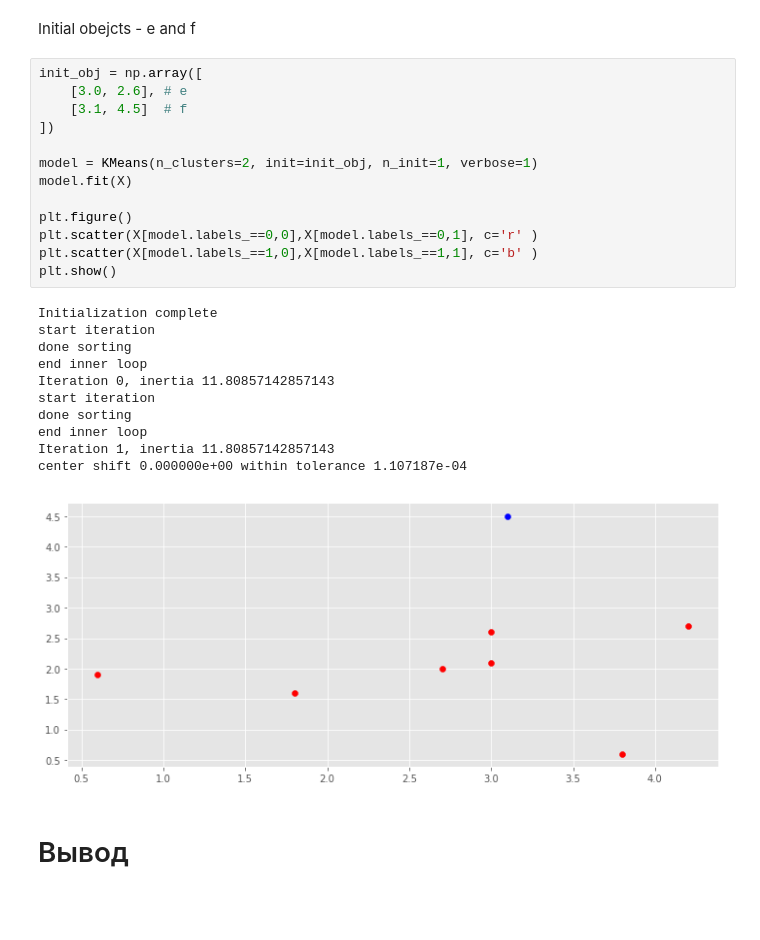
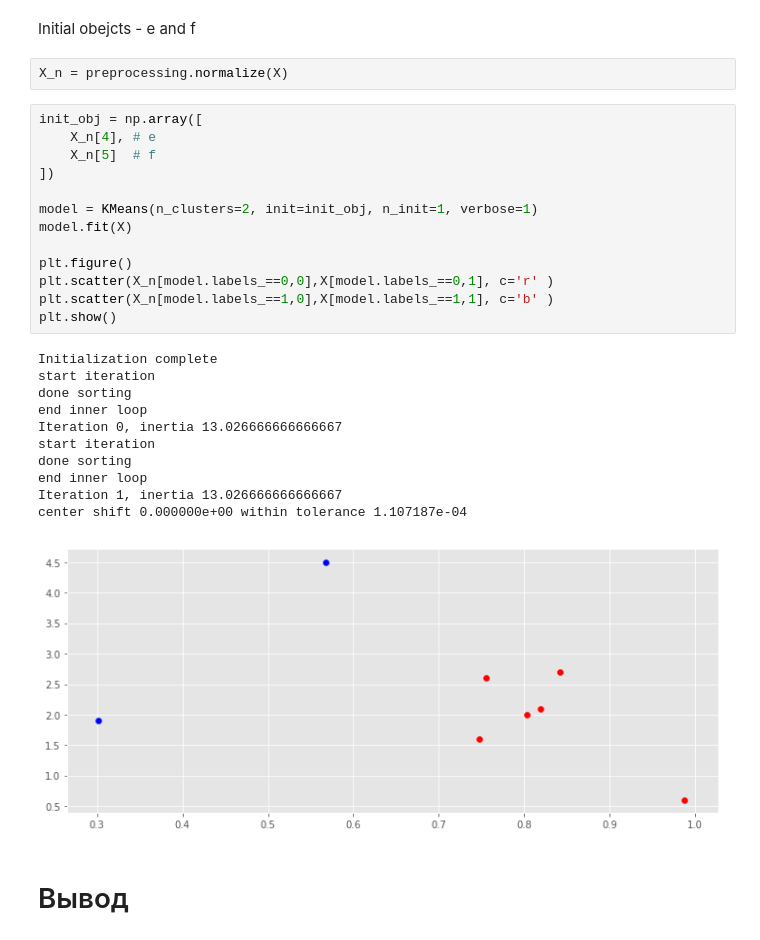
Before and after one commit to borisman18/AOT, a Jupyter notebook: hw_clust/report.ipynb, the cells around one changed output. Saved outputs shown, nothing was run; the diff lists cells and outputs as text; blank space fills up the shorter version.

```diff
--- a/hw_clust/report.ipynb
+++ b/hw_clust/report.ipynb
@@ -47,31 +48,33 @@ plt.show()
 # K-means
 # %% [markdown]
 Initial obejcts - e and f
+# %%
+X_n = preprocessing.normalize(X)
 # %%
 init_obj = np.array([
-    [3.0, 2.6], # e
-    [3.1, 4.5]  # f
+    X_n[4], # e
+    X_n[5]  # f
 ])
 
 model = KMeans(n_clusters=2, init=init_obj, n_init=1, verbose=1)
 model.fit(X)
 
 plt.figure()
-plt.scatter(X[model.labels_==0,0],X[model.labels_==0,1], c='r' )
-plt.scatter(X[model.labels_==1,0],X[model.labels_==1,1], c='b' )
+plt.scatter(X_n[model.labels_==0,0],X[model.labels_==0,1], c='r' )
+plt.scatter(X_n[model.labels_==1,0],X[model.labels_==1,1], c='b' )
 plt.show()
 # %% [output]
 Initialization complete
 start iteration
 done sorting
 end inner loop
-Iteration 0, inertia 11.80857142857143
+Iteration 0, inertia 13.026666666666667
 start iteration
 done sorting
 end inner loop
-Iteration 1, inertia 11.80857142857143
+Iteration 1, inertia 13.026666666666667
 center shift 0.000000e+00 within tolerance 1.107187e-04
-[figure, old version]
+[figure, new version]
 # %% [markdown]
 # Вывод
 # %% [markdown]
```
Also changed, not shown: parts of 3 cells of this notebook.
